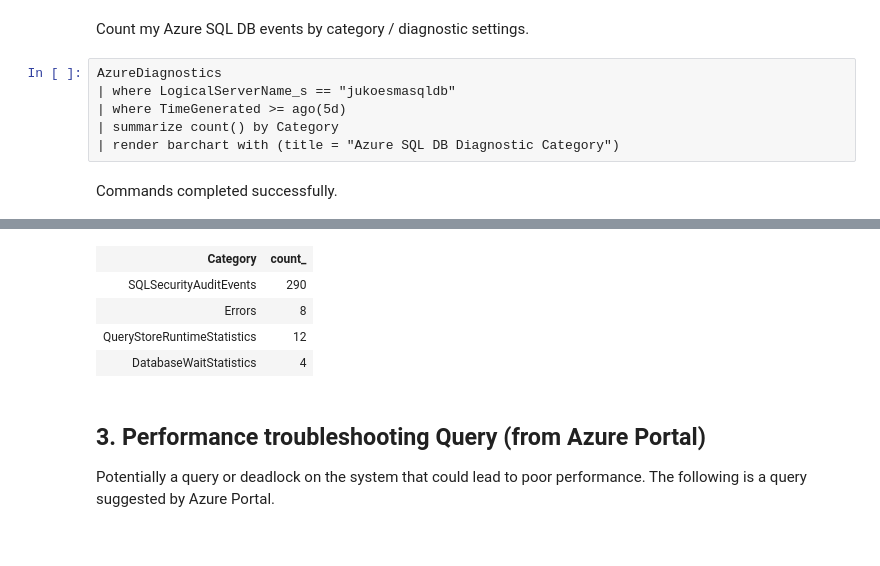
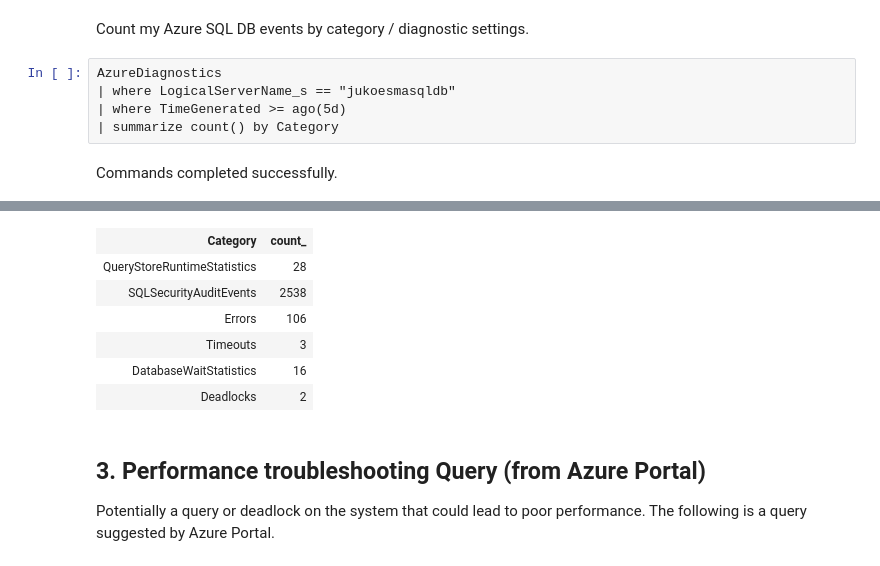
Before and after one commit to MsSQLGirl/jubilant-data-wizards, a Jupyter notebook: Simple Demo/KQL Notebooks/AzureMonitorLogsSample.ipynb, the cells around one changed output, grey strips where cells are left out. Cells and saved outputs as stored; diff of their text form.

Commit message:
Update Azure Monitor Log Sample

```diff
--- a/Simple Demo/KQL Notebooks/AzureMonitorLogsSample.ipynb
+++ b/Simple Demo/KQL Notebooks/AzureMonitorLogsSample.ipynb
@@ -48,6 +48,5 @@ AzureDiagnostics
 | where LogicalServerName_s == "jukoesmasqldb"
 | where TimeGenerated >= ago(5d)
 | summarize count() by Category
-| render barchart with (title = "Azure SQL DB Diagnostic Category")
 # %% [output]
 Commands completed successfully.
@@ -55,8 +54,10 @@ Total execution time: 00:00:00.336
 | Category | count_ |
-| SQLSecurityAuditEvents | 290 |
-| Errors | 8 |
-| QueryStoreRuntimeStatistics | 12 |
-| DatabaseWaitStatistics | 4 |
+| QueryStoreRuntimeStatistics | 28 |
+| SQLSecurityAuditEvents | 2538 |
+| Errors | 106 |
+| Timeouts | 3 |
+| DatabaseWaitStatistics | 16 |
+| Deadlocks | 2 |
 # %% [markdown]
 ## 3. Performance troubleshooting Query (from Azure Portal)
 
```
Also changed, not shown: parts of 3 cells of this notebook.
